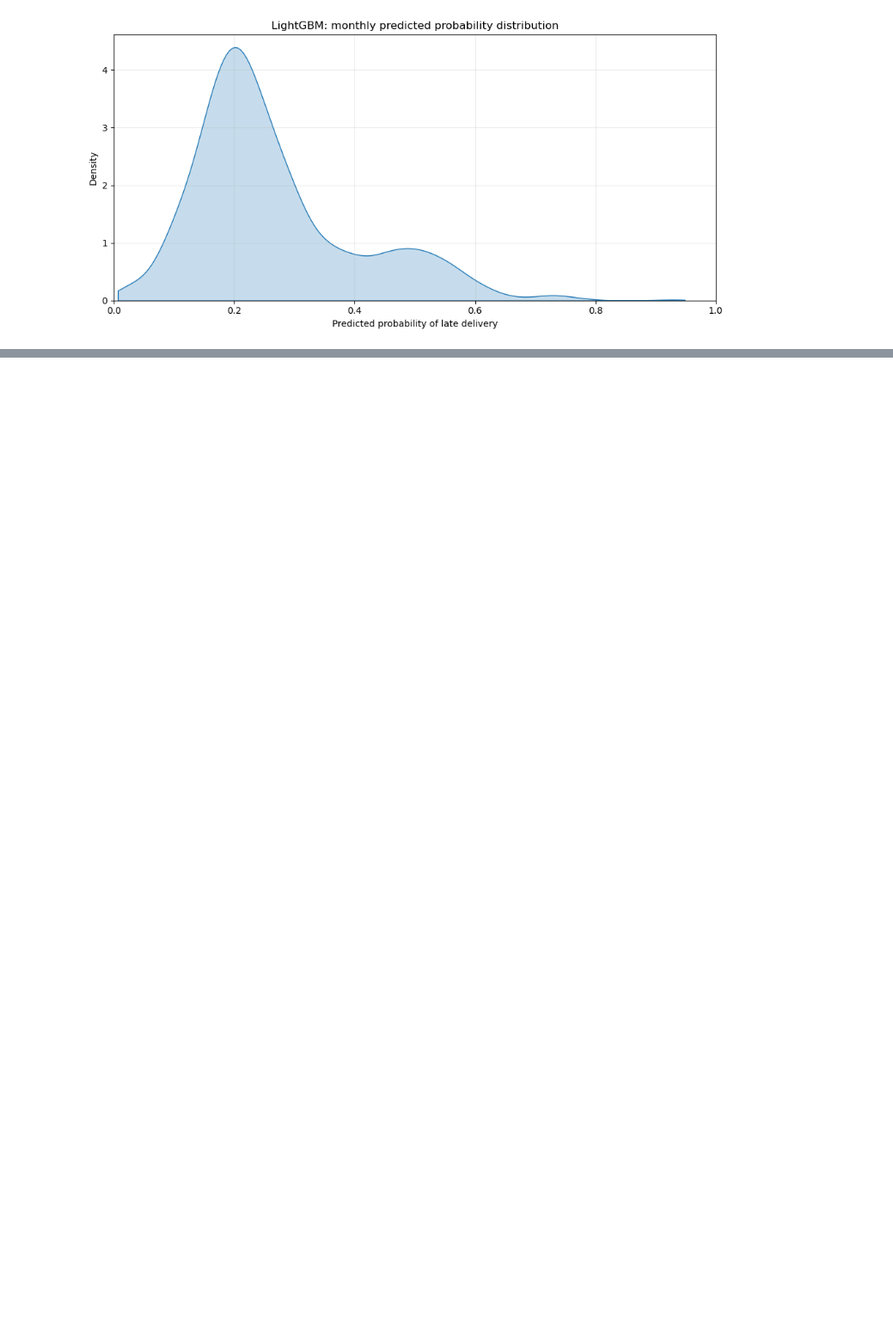
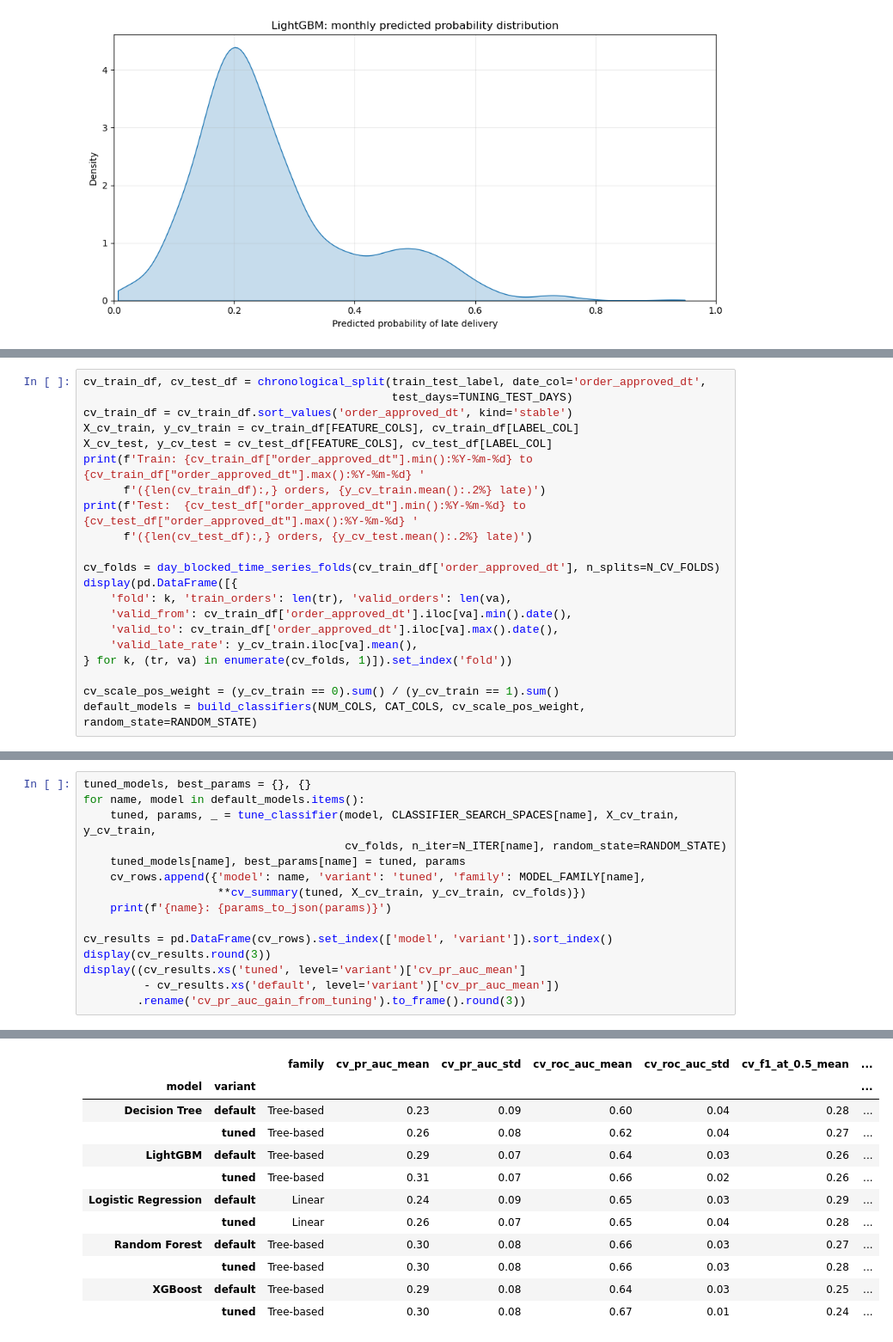
Before and after one commit to mushroomyyy/Team8_IT5006_Ecommerce_Analytics_AY2627Sem1, a Jupyter notebook: phase2/model_classification_dev.ipynb, the cells around one changed output, grey strips where cells are left out. Shown at 86% size. Saved outputs shown, nothing was run; the diff lists cells and outputs as text; blank space fills up the shorter version.

```diff
--- a/phase2/model_classification_dev.ipynb
+++ b/phase2/model_classification_dev.ipynb
@@ -1739,0 +1775,21 @@ plt.show()
+# %%
+cv_train_df, cv_test_df = chronological_split(train_test_label, date_col='order_approved_dt',
+                                              test_days=TUNING_TEST_DAYS)
+cv_train_df = cv_train_df.sort_values('order_approved_dt', kind='stable')
+X_cv_train, y_cv_train = cv_train_df[FEATURE_COLS], cv_train_df[LABEL_COL]
+X_cv_test, y_cv_test = cv_test_df[FEATURE_COLS], cv_test_df[LABEL_COL]
+print(f'Train: {cv_train_df["order_approved_dt"].min():%Y-%m-%d} to {cv_train_df["order_approved_dt"].max():%Y-%m-%d} '
+      f'({len(cv_train_df):,} orders, {y_cv_train.mean():.2%} late)')
+print(f'Test:  {cv_test_df["order_approved_dt"].min():%Y-%m-%d} to {cv_test_df["order_approved_dt"].max():%Y-%m-%d} '
+      f'({len(cv_test_df):,} orders, {y_cv_test.mean():.2%} late)')
+
+cv_folds = day_blocked_time_series_folds(cv_train_df['order_approved_dt'], n_splits=N_CV_FOLDS)
+display(pd.DataFrame([{
+    'fold': k, 'train_orders': len(tr), 'valid_orders': len(va),
+    'valid_from': cv_train_df['order_approved_dt'].iloc[va].min().date(),
+    'valid_to': cv_train_df['order_approved_dt'].iloc[va].max().date(),
+    'valid_late_rate': y_cv_train.iloc[va].mean(),
+} for k, (tr, va) in enumerate(cv_folds, 1)]).set_index('fold'))
+
+cv_scale_pos_weight = (y_cv_train == 0).sum() / (y_cv_train == 1).sum()
+default_models = build_classifiers(NUM_COLS, CAT_COLS, cv_scale_pos_weight, random_state=RANDOM_STATE)
@@ -1739,0 +1844,16 @@ plt.show()
+# %%
+tuned_models, best_params = {}, {}
+for name, model in default_models.items():
+    tuned, params, _ = tune_classifier(model, CLASSIFIER_SEARCH_SPACES[name], X_cv_train, y_cv_train,
+                                       cv_folds, n_iter=N_ITER[name], random_state=RANDOM_STATE)
+    tuned_models[name], best_params[name] = tuned, params
+    cv_rows.append({'model': name, 'variant': 'tuned', 'family': MODEL_FAMILY[name],
+                    **cv_summary(tuned, X_cv_train, y_cv_train, cv_folds)})
+    print(f'{name}: {params_to_json(params)}')
+
+cv_results = pd.DataFrame(cv_rows).set_index(['model', 'variant']).sort_index()
+display(cv_results.round(3))
+display((cv_results.xs('tuned', level='variant')['cv_pr_auc_mean']
+         - cv_results.xs('default', level='variant')['cv_pr_auc_mean'])
+        .rename('cv_pr_auc_gain_from_tuning').to_frame().round(3))
+# %% [output]
@@ -1739,0 +1865,12 @@ plt.show()
+|  |  | family | cv_pr_auc_mean | cv_pr_auc_std | cv_roc_auc_mean | cv_roc_auc_std | cv_f1_at_0.5_mean | ... |
+| model | variant |  |  |  |  |  |  | ... |
+| Decision Tree | default | Tree-based | 0.23 | 0.09 | 0.60 | 0.04 | 0.28 | ... |
+|  | tuned | Tree-based | 0.26 | 0.08 | 0.62 | 0.04 | 0.27 | ... |
+| LightGBM | default | Tree-based | 0.29 | 0.07 | 0.64 | 0.03 | 0.26 | ... |
+|  | tuned | Tree-based | 0.31 | 0.07 | 0.66 | 0.02 | 0.26 | ... |
+| Logistic Regression | default | Linear | 0.24 | 0.09 | 0.65 | 0.03 | 0.29 | ... |
+|  | tuned | Linear | 0.26 | 0.07 | 0.65 | 0.04 | 0.28 | ... |
+| Random Forest | default | Tree-based | 0.30 | 0.08 | 0.66 | 0.03 | 0.27 | ... |
+|  | tuned | Tree-based | 0.30 | 0.08 | 0.66 | 0.03 | 0.28 | ... |
+| XGBoost | default | Tree-based | 0.29 | 0.08 | 0.64 | 0.03 | 0.25 | ... |
+|  | tuned | Tree-based | 0.30 | 0.08 | 0.67 | 0.01 | 0.24 | ... |
```
Also changed, not shown: parts of 20 cells of this notebook, 2 other files.
